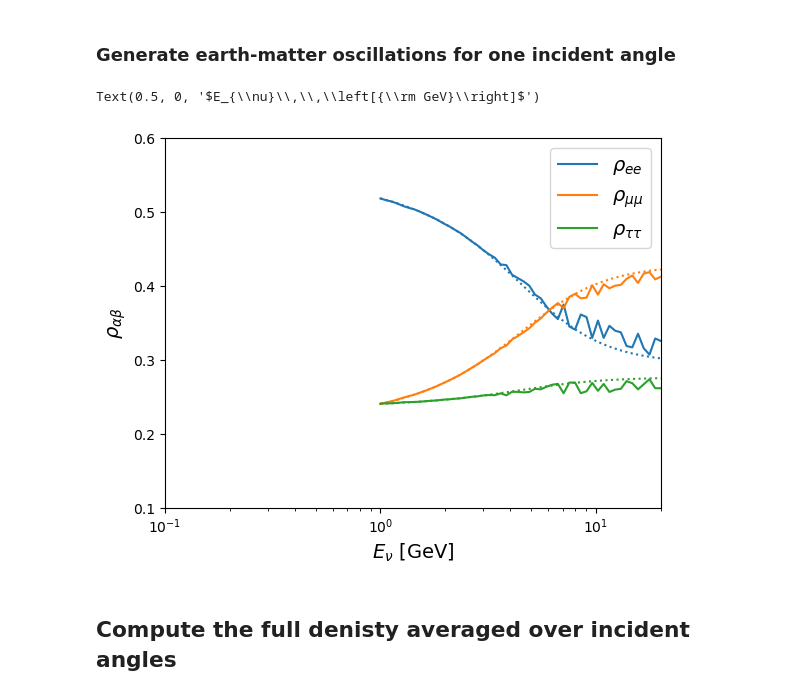
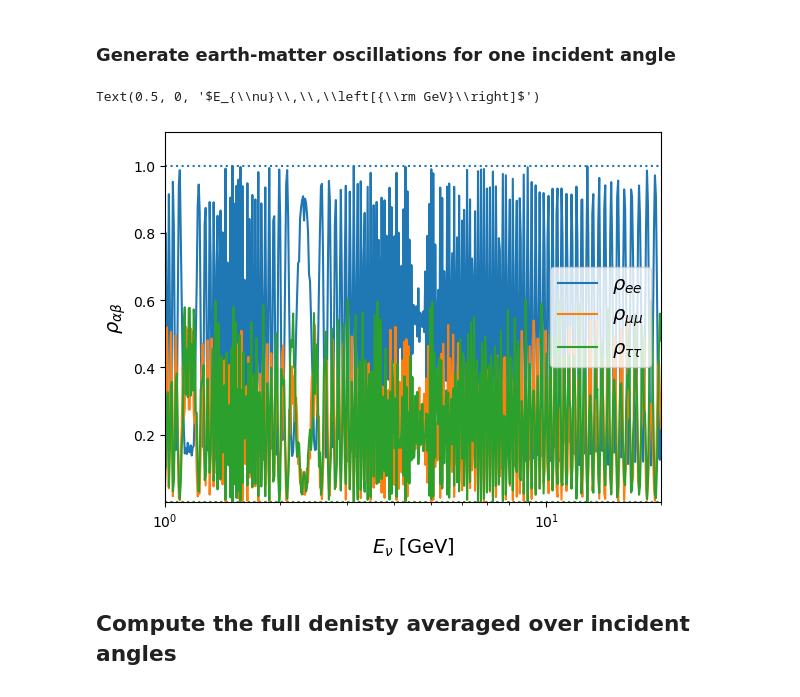
Before and after one commit to SNuDD/SNuDD, a Jupyter notebook: notebooks/earth_matter_prob.ipynb, the cells around one changed output. Drawn from its saved outputs; the diff is of its cells as text; code cells hidden in the pictures.

```diff
--- a/notebooks/earth_matter_prob.ipynb
+++ b/notebooks/earth_matter_prob.ipynb
@@ -23,11 +25,30 @@ GranSasso = SolarAngles(latitude=42.47, t0=t0, T=T)
 # Generate nadir angle histogram
 angles, weights = GranSasso.zenith_hist(bins=25)
 # print(angles, weights)
+# %%
+# OSC PARAMS
+delta_m12 = 7.49e-5 * (1e-9) ** 2  # GeV^2
+delta_m31 = 2.513e-3 *( 1e-9) ** 2
+theta_12  = 33.68 * np.pi / 180
+theta_13  = 8.56 * np.pi / 180  # NORMAL ORDERING
+theta_23  = 43.3 * np.pi / 180
+delta_cp  = 180  * np.pi / 180  # CP angle
+
+
+osc_params_test = OscillationParameters(delta_m12,
+                                        delta_m31,
+                                        theta_12,
+                                        theta_13,
+                                        theta_23,
+                                        delta_cp)
+
+
+osc_params_best = osc.osc_params_best
 # %% [markdown]
 ## Generate daytime density matrix
 # %%
 # Neutrino energy range in GeV
-Enuspace_gev = np.geomspace(1e-3, 2e-2, 50)
+Enuspace_gev = np.geomspace(1e-3, 2e-2, 500)
 Enuspace = Enuspace_gev * 1e3
 
 # SM neutrino interactions
@@ -37,8 +58,11 @@ sm_model = SM()
 #                         [0, 0, 0]]),
 #                         0, 0)
 
-PREMprob = em.EarthProbEvolve(osc_params=osc.osc_params_best, model=sm_model, earthmodel=em.PREMmodel, Nst=50, Nav=50 )
-density_sm = probs.DensityMatrixCalculator(sm_model).density(Enuspace_gev, '8B')
+PREMprob = em.EarthProbEvolve(osc_params=osc_params_test, model=sm_model, earthmodel=em.PREMmodel, Nst=50, Nav=50 )
+# density_sm = probs.DensityMatrixCalculator(sm_model).density(Enuspace_gev, '8B')
+# %%
+density_test = np.zeros(shape=(500, 3, 3))
+density_test[:, 0, 0] = np.ones(500)
 # %% [markdown]
 ## Evolve density matrix through earth
 # %% [markdown]
@@ -47,32 +71,32 @@ density_sm = probs.DensityMatrixCalculator(sm_model).density(Enuspace_gev, '8B')
 # Test one angle (range [0, pi/2] corresponds to passage through matter)
 ceta0 = np.cos(0)
 
-rho_earthceta1 = PREMprob.evolve_rhosolar(density_sm, Enuspace_gev, ceta=ceta0)
+rho_earthceta1 = PREMprob.evolve_rhosolar(density_test, Enuspace_gev, ceta=ceta0)
 # %%
 
 
 # Plot daytime-only solar neutrino probabilities
-plt.loglog(Enuspace,abs(density_sm[:, 0,0]), ls=':', color="tab:blue")
-plt.loglog(Enuspace,abs(density_sm[:, 1,1]), ls=':', color="tab:orange")
-plt.loglog(Enuspace,abs(density_sm[:, 2,2]), ls=':', color="tab:green")
+plt.loglog(Enuspace,abs(density_test[:, 0,0]), ls=':', color="tab:blue")
+plt.loglog(Enuspace,abs(density_test[:, 1,1]), ls=':', color="tab:orange")
+plt.loglog(Enuspace,abs(density_test[:, 2,2]), ls=':', color="tab:green")
 
 
 # Plot matter-evolved probabilities for one angle
 plt.loglog(Enuspace,abs(rho_earthceta1[:, 0,0]), ls='-', label=r'$\rho_{ee}$',       color="tab:blue" )
 plt.loglog(Enuspace,abs(rho_earthceta1[:, 1,1]), ls='-', label=r'$\rho_{\mu\mu}$',   color="tab:orange" )
 plt.loglog(Enuspace,abs(rho_earthceta1[:, 2,2]), ls='-', label=r'$\rho_{\tau\tau}$', color="tab:green" )
 
 
-plt.xlim(xmin=1e-1, xmax=2.0e1)
-plt.ylim(ymin=0.1, ymax=0.6)
+plt.xlim(xmin=1e0, xmax=2.0e1)
+plt.ylim(ymin=-0.1, ymax=1.1)
 plt.yscale('linear')
 
 plt.ylabel(r'$\rho_{\alpha\beta}$', size=14)
 plt.legend(fontsize=14, ncol=1)
 plt.xlabel(r'$E_{\nu}\,\,\left[{\rm GeV}\right]$', size=14)
 # %% [output]
 Text(0.5, 0, '$E_{\\nu}\\,\\,\\left[{\\rm GeV}\\right]$')
-[figure, old version]
+[figure, new version]
 # %% [markdown]
 ## Compute the full denisty averaged over incident angles
 # %%
```
Also changed, not shown: parts of 1 cell of this notebook.
